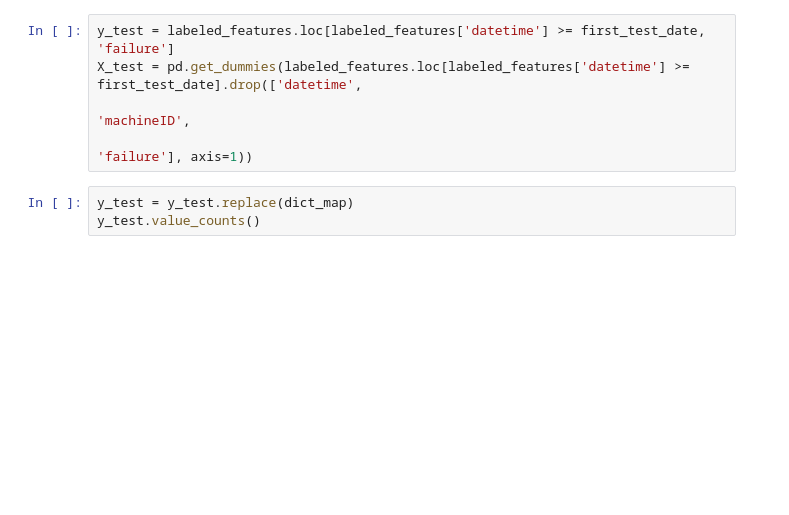
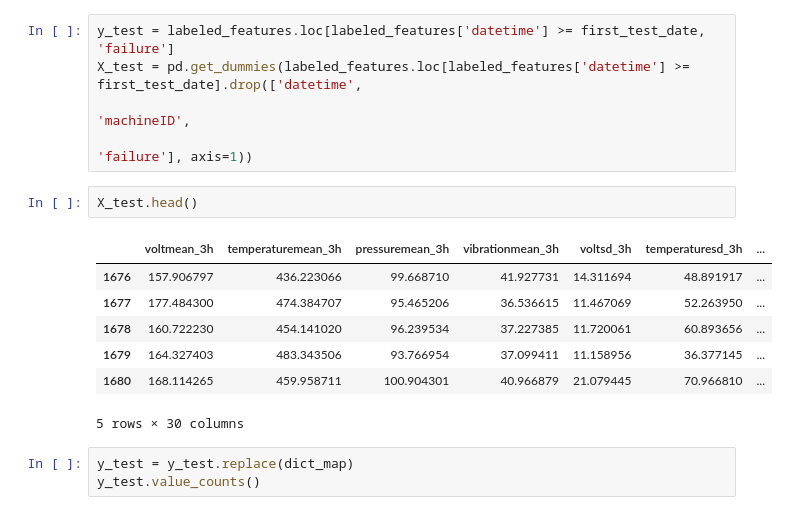
Before and after one commit to kuboszekadr/GenAI-WordCup-042024, a Jupyter notebook: notebooks/failure_prediction_xgboost.ipynb, the cells around one changed output. Saved outputs shown, nothing was run; the diff lists cells and outputs as text; blank space fills up the shorter version.

```diff
--- a/notebooks/failure_prediction_xgboost.ipynb
+++ b/notebooks/failure_prediction_xgboost.ipynb
@@ -484,6 +484,16 @@ y_test = labeled_features.loc[labeled_features['datetime'] >= first_test_date, '
 X_test = pd.get_dummies(labeled_features.loc[labeled_features['datetime'] >= first_test_date].drop(['datetime',
                                                                                                     'machineID',
                                                                                                     'failure'], axis=1))
+# %%
+X_test.head()
+# %% [output]
+|  | voltmean_3h | temperaturemean_3h | pressuremean_3h | vibrationmean_3h | voltsd_3h | temperaturesd_3h | ... |
+| 1676 | 157.906797 | 436.223066 | 99.668710 | 41.927731 | 14.311694 | 48.891917 | ... |
+| 1677 | 177.484300 | 474.384707 | 95.465206 | 36.536615 | 11.467069 | 52.263950 | ... |
+| 1678 | 160.722230 | 454.141020 | 96.239534 | 37.227385 | 11.720061 | 60.893656 | ... |
+| 1679 | 164.327403 | 483.343506 | 93.766954 | 37.099411 | 11.158956 | 36.377145 | ... |
+| 1680 | 168.114265 | 459.958711 | 100.904301 | 40.966879 | 21.079445 | 70.966810 | ... |
+5 rows × 30 columns
 # %%
 y_test = y_test.replace(dict_map)
 y_test.value_counts()
```
Also changed, not shown: 6 other files.
